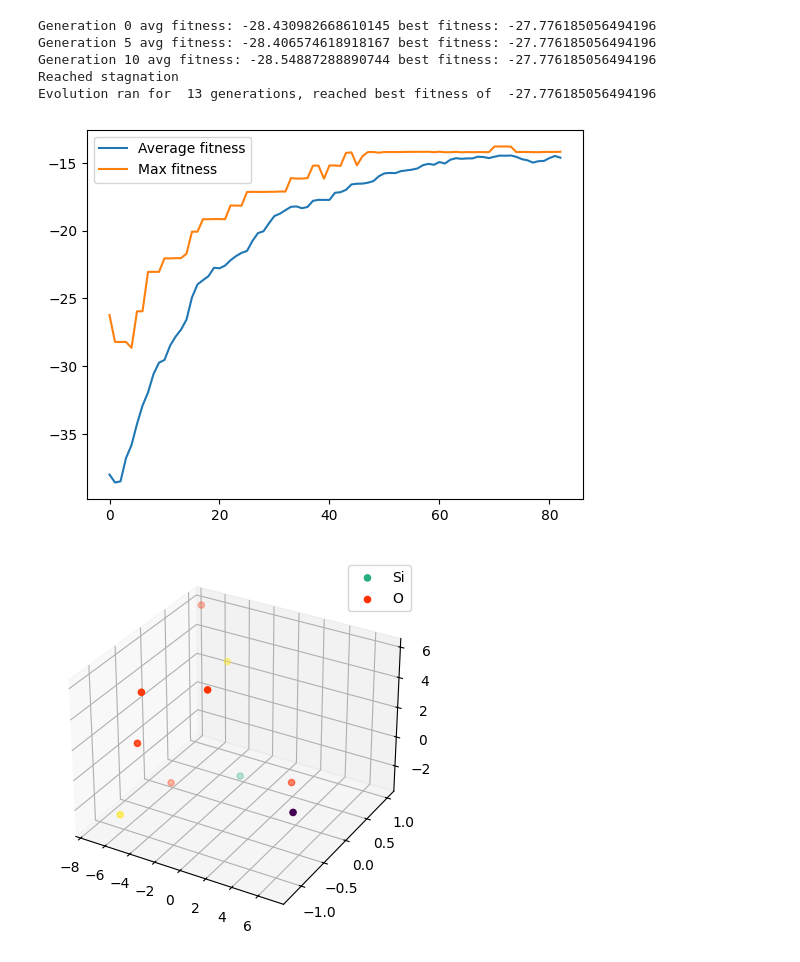
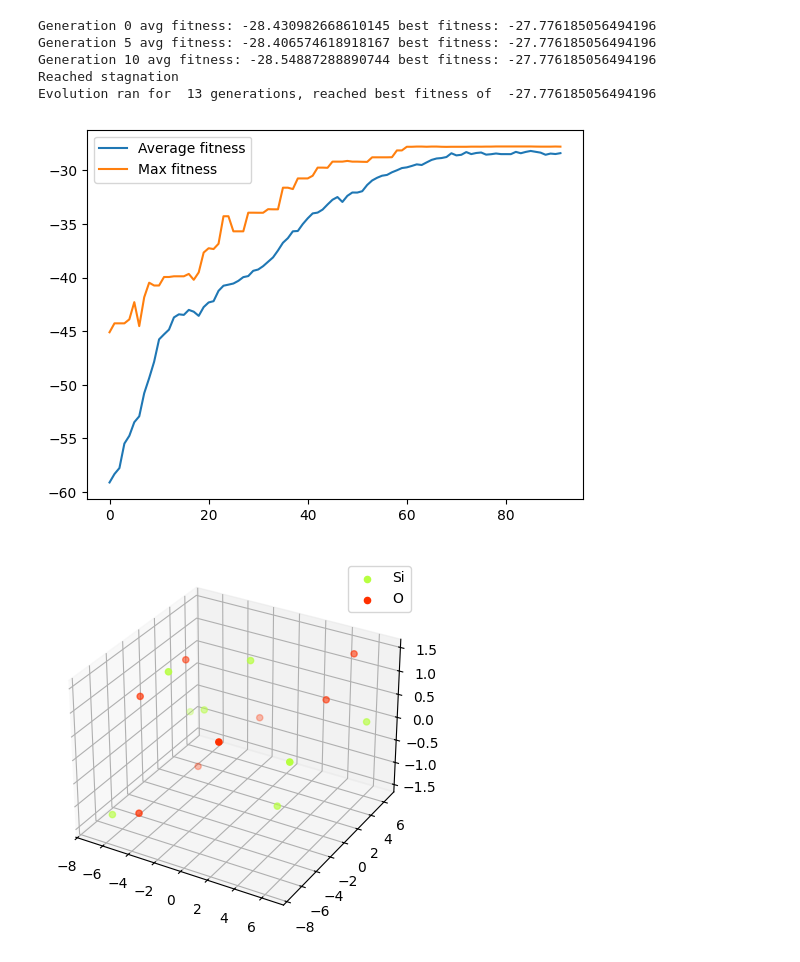
Before and after one commit to tyrrr-aj/glass-cluster, a Jupyter notebook: glass-evolution.ipynb, the cells around one changed output. Drawn from its saved outputs; the diff is of its cells as text; code cells hidden in the pictures.

```diff
--- a/glass-evolution.ipynb
+++ b/glass-evolution.ipynb
@@ -580,11 +580,11 @@ n_children = 50
 n_elites = population_size - n_children
 
 mutation_probabilities = {
-    mut_add_anion: 0.1,
-    mut_remove_anion: 0.1,
+    mut_add_anion: 0.2,
+    mut_remove_anion: 0.2,
     mut_add_cation: 0.1,
     mut_remove_cation: 0.1,
-    mut_shift_atom: 0.1
+    mut_shift_atom: 0.4
 }
 # %%
 cluster_size = 12.0
@@ -713,11 +714,11 @@ Generation 10 avg fitness: -28.54887288890744 best fitness: -27.776185056494196
 Reached stagnation
 Evolution ran for  13 generations, reached best fitness of  -27.776185056494196
 # %%
-ga_y.plot_fitness()
-best_solution_y = ga_y.get_best_solution()
+ga_z.plot_fitness()
+best_solution_z = ga_z.get_best_solution()
 
-plot_atoms(best_solution_y, atom_species_by_index)
-plot_solution_with_walls((wall_down, wall_up), best_solution_y, atom_species_by_index)
+plot_atoms(best_solution_z, atom_species_by_index)
+plot_solution_with_walls((wall_down, wall_up), best_solution_z, atom_species_by_index)
 # %% [output]
-[figure, old version]
+[figure, new version]
-[figure, old version]
+[figure, new version]
```
Also changed, not shown: parts of 6 cells of this notebook.
